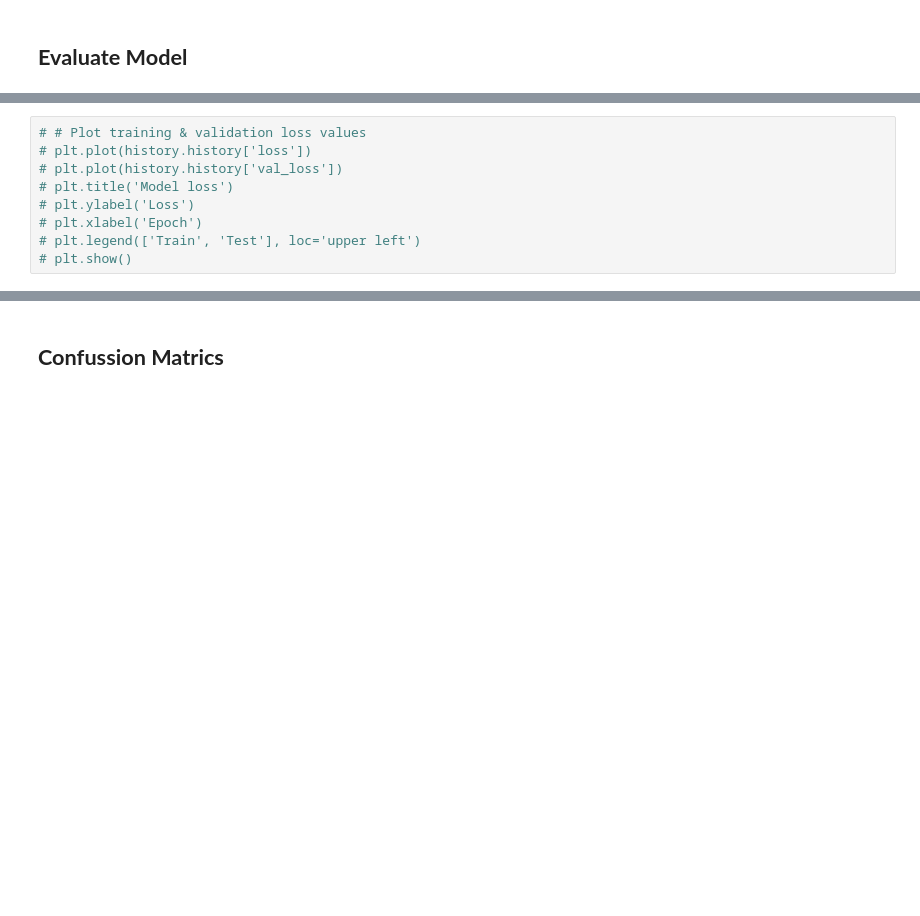
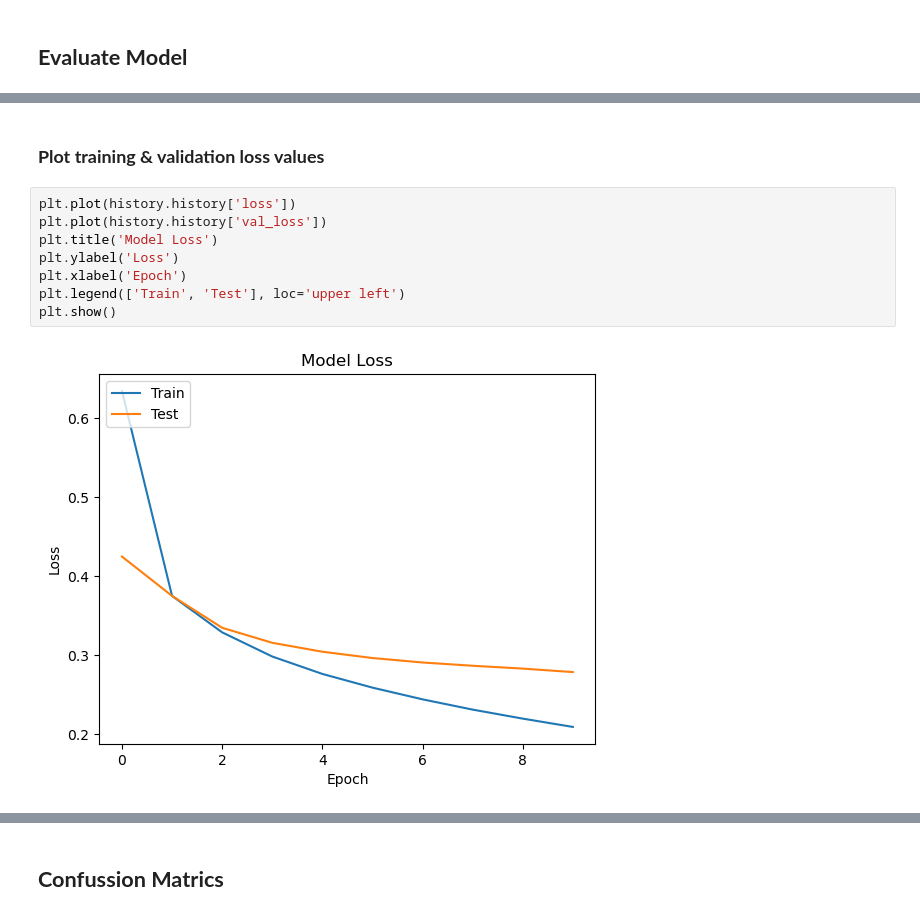
Before and after one commit to iamisaackn/AI-Fashion-Image-Classification, a Jupyter notebook: notebook.ipynb, the cells around one changed output, grey strips where cells are left out. Cells and saved outputs as stored; diff of their text form; blank space fills up the shorter version.

```diff
--- a/notebook.ipynb
+++ b/notebook.ipynb
@@ -294,9 +379,12 @@ model.evaluate(test_images, test_labels)
+# %% [markdown]
+### **Plot training & validation loss values**
 # %%
-# # Plot training & validation loss values
-# plt.plot(history.history['loss'])
-# plt.plot(history.history['val_loss'])
-# plt.title('Model loss')
-# plt.ylabel('Loss')
-# plt.xlabel('Epoch')
-# plt.legend(['Train', 'Test'], loc='upper left')
-# plt.show()
+plt.plot(history.history['loss'])
+plt.plot(history.history['val_loss'])
+plt.title('Model Loss')
+plt.ylabel('Loss')
+plt.xlabel('Epoch')
+plt.legend(['Train', 'Test'], loc='upper left')
+plt.show()
+# %% [output]
+[figure, added]
```
Also changed, not shown: parts of 43 cells of this notebook, 3 other files.
